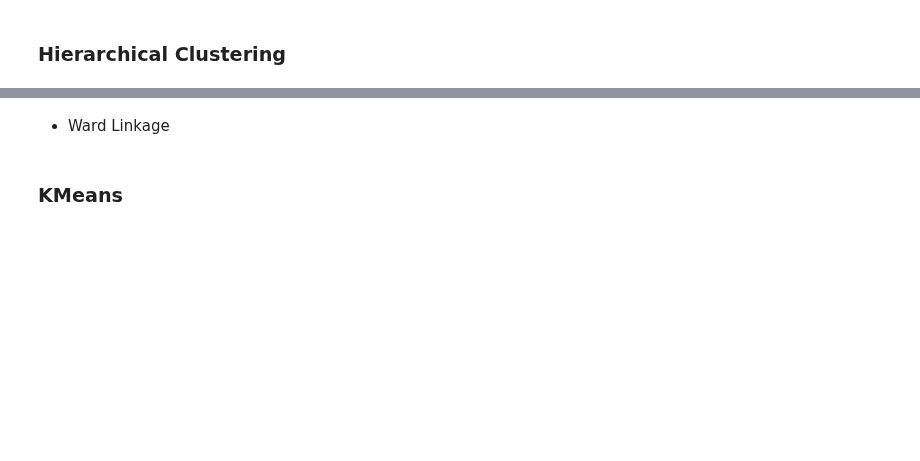
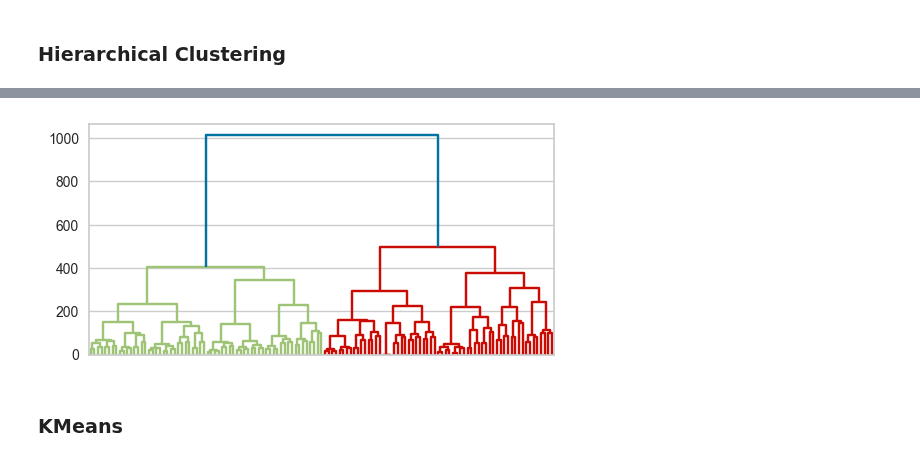
Before and after one commit to joelpoliveira/DataMiningCourse, a Jupyter notebook: Projeto/HA_3/Untitled.ipynb, the cells around one changed output, grey strips where cells are left out. Saved outputs shown, nothing was run; the diff lists cells and outputs as text; code cells hidden in the pictures; blank space fills up the shorter version.

```diff
--- a/Projeto/HA_3/Untitled.ipynb
+++ b/Projeto/HA_3/Untitled.ipynb
@@ -176,2 +114,0 @@ plot_scores(clusters, cal, xlabel="Number of Clusters", ylabel="Calinski-Harabaz
-# %% [markdown]
-- Ward Linkage
@@ -184,0 +115,6 @@ plot_scores(clusters, cal, xlabel="Number of Clusters", ylabel="Calinski-Harabaz
+# %%
+tree_results = linkage(df_dense, method="ward")
+_, ax = plt.subplots(1,1, figsize=(6,3))
+dendrogram(tree_results, truncate_mode="level", p = 6, no_labels=True, ax=ax );
+# %% [output]
+[figure, added]
```
Also changed, not shown: parts of 99 cells of this notebook.
